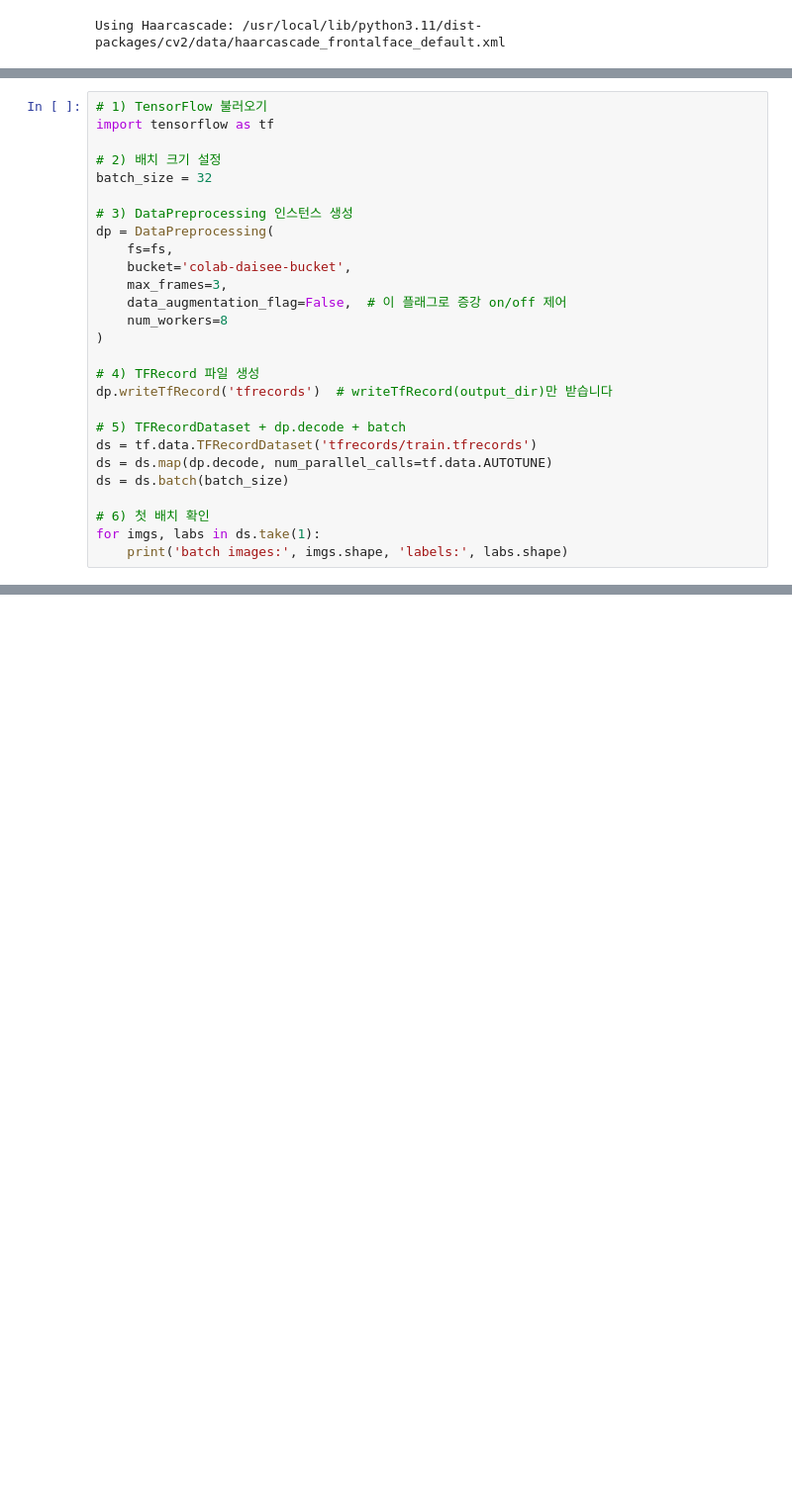
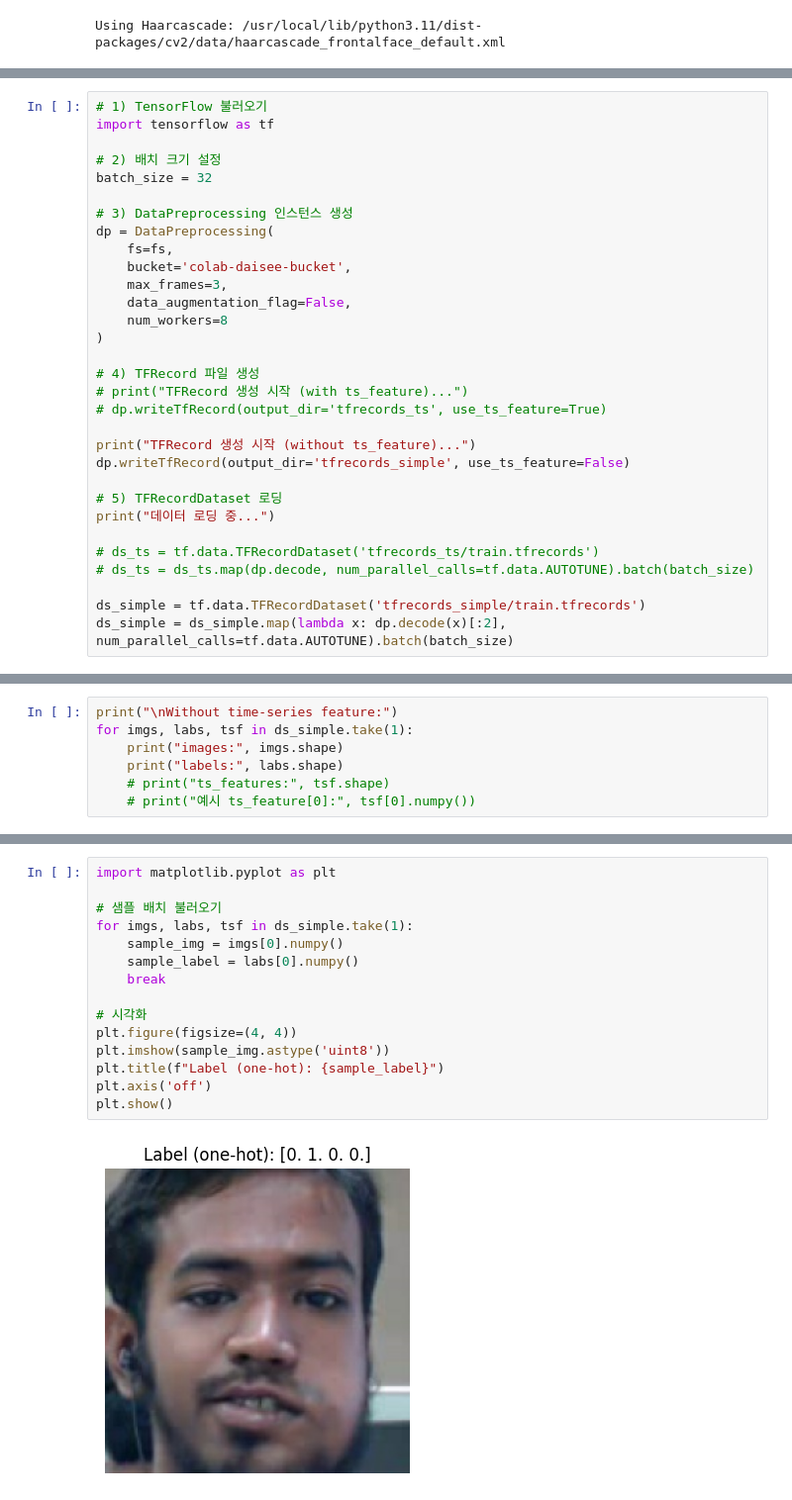
Before and after one commit to moovingsloth/video-attention-classification, a Jupyter notebook: DAiSEE_데이터셋_분석_기본.ipynb, the cells around one changed output, grey strips where cells are left out. Shown: that part at 99% size. Drawn from its saved outputs; the diff is of its cells as text; blank space fills up the shorter version.

```diff
--- a/DAiSEE_데이터셋_분석_기본.ipynb
+++ b/DAiSEE_데이터셋_분석_기본.ipynb
@@ -201,19 +268,23 @@ dp = DataPreprocessing(
     fs=fs,
     bucket='colab-daisee-bucket',
     max_frames=3,
-    data_augmentation_flag=False,  # 이 플래그로 증강 on/off 제어
+    data_augmentation_flag=False,
     num_workers=8
 )
 
 # 4) TFRecord 파일 생성
-dp.writeTfRecord('tfrecords')  # writeTfRecord(output_dir)만 받습니다
+# print("TFRecord 생성 시작 (with ts_feature)...")
+# dp.writeTfRecord(output_dir='tfrecords_ts', use_ts_feature=True)
 
-# 5) TFRecordDataset + dp.decode + batch
-ds = tf.data.TFRecordDataset('tfrecords/train.tfrecords')
-ds = ds.map(dp.decode, num_parallel_calls=tf.data.AUTOTUNE)
-ds = ds.batch(batch_size)
+print("TFRecord 생성 시작 (without ts_feature)...")
+dp.writeTfRecord(output_dir='tfrecords_simple', use_ts_feature=False)
 
-# 6) 첫 배치 확인
-for imgs, labs in ds.take(1):
-    print('batch images:', imgs.shape, 'labels:', labs.shape)
+# 5) TFRecordDataset 로딩
+print("데이터 로딩 중...")
+
+# ds_ts = tf.data.TFRecordDataset('tfrecords_ts/train.tfrecords')
+# ds_ts = ds_ts.map(dp.decode, num_parallel_calls=tf.data.AUTOTUNE).batch(batch_size)
+
+ds_simple = tf.data.TFRecordDataset('tfrecords_simple/train.tfrecords')
+ds_simple = ds_simple.map(lambda x: dp.decode(x)[:2], num_parallel_calls=tf.data.AUTOTUNE).batch(batch_size)
 # %% [output]
@@ -351,0 +296,7 @@ dtype: int64
+# %%
+print("\nWithout time-series feature:")
+for imgs, labs, tsf in ds_simple.take(1):
+    print("images:", imgs.shape)
+    print("labels:", labs.shape)
+    # print("ts_features:", tsf.shape)
+    # print("예시 ts_feature[0]:", tsf[0].numpy())
@@ -351,0 +307,17 @@ dtype: int64
+# %%
+import matplotlib.pyplot as plt
+
+# 샘플 배치 불러오기
+for imgs, labs, tsf in ds_simple.take(1):
+    sample_img = imgs[0].numpy()
+    sample_label = labs[0].numpy()
+    break
+
+# 시각화
+plt.figure(figsize=(4, 4))
+plt.imshow(sample_img.astype('uint8'))
+plt.title(f"Label (one-hot): {sample_label}")
+plt.axis('off')
+plt.show()
+# %% [output]
+[figure, added]
```
Also changed, not shown: parts of 17 cells of this notebook.
